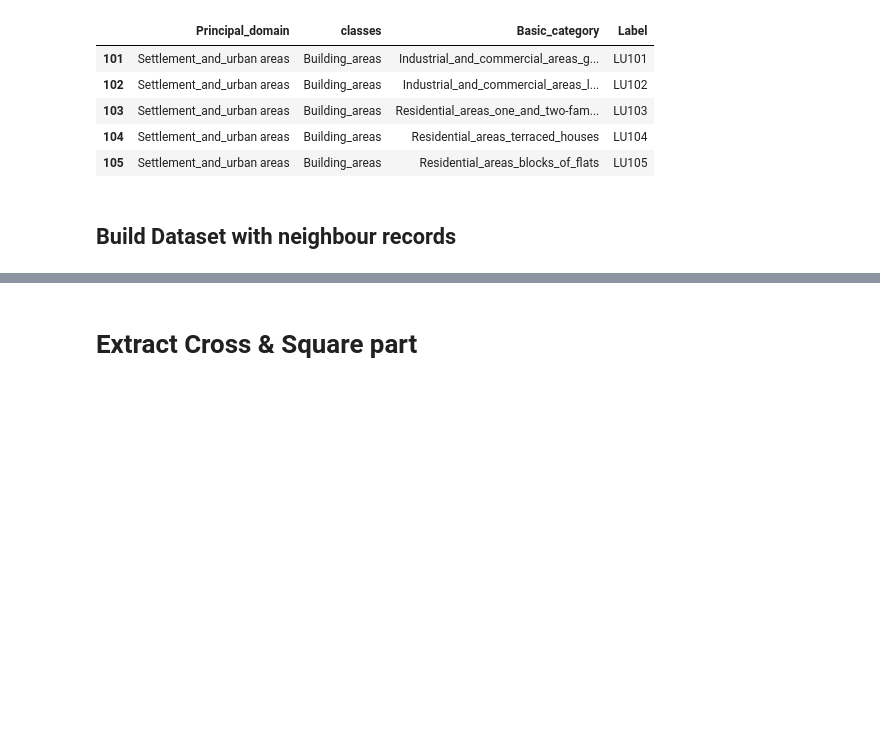
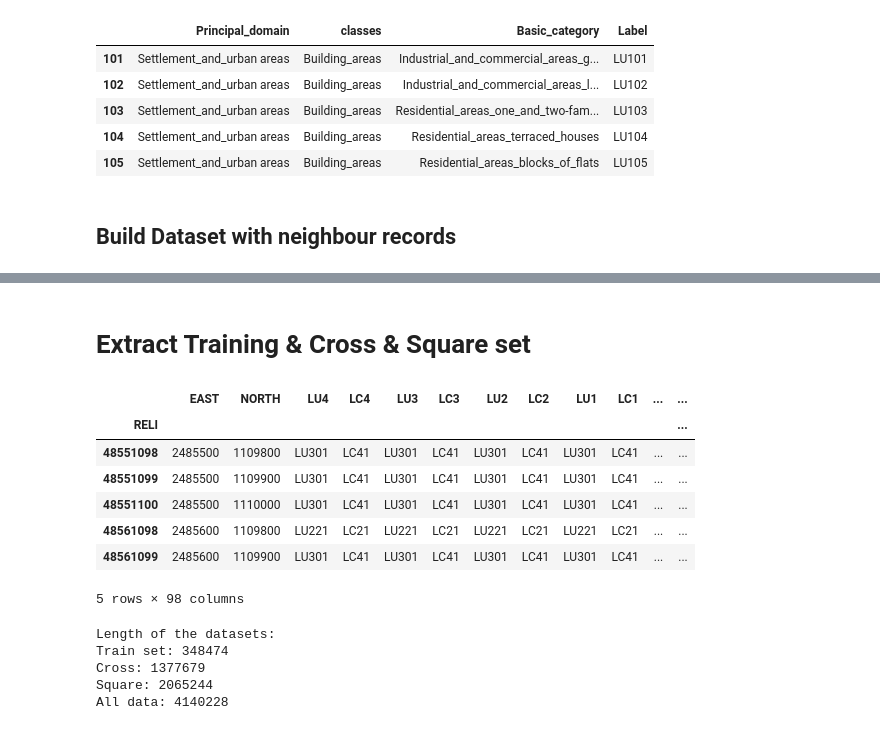
Before and after one commit to swiss-territorial-data-lab/proj-landstats, a Jupyter notebook: scripts/Data_preparation.ipynb, the cells around one changed output, grey strips where cells are left out. Drawn from its saved outputs; the diff is of its cells as text; code cells hidden in the pictures; blank space fills up the shorter version.

```diff
--- a/scripts/Data_preparation.ipynb
+++ b/scripts/Data_preparation.ipynb
@@ -26,8 +26,8 @@ Ratio: 25.27%
 # %% [markdown]
 ### Square
 # %%
-data_squre = pd.read_csv('../data/stdl_square.csv')
-data_squre.head(3)
+data_square = pd.read_csv('../data/stdl_square.csv')
+data_square.head(3)
 # %% [output]
 |  | RELI | EAST | NORTH | LU4 | LC4 | LU3 | LC3 | LU2 | LC2 | LU1 | LC1 | ... |
 | 0 | 74222228 | 2742200 | 1222800 | 242 | 21 | 242 | 21 | 242 | 21 | 242 | 21 | ... |
@@ -241,7 +249,44 @@ dataset.head()
 # save the dataset
 dataset.to_csv('../data/all_data_with_neighbour.csv')
 # %% [markdown]
-# Extract Cross & Square part
+# Extract Training & Cross & Square set
 # %%
-dataset = pd.
-index_cross = dat
+# load the full dataset
+dataset = pd.read_csv('../data/all_data_with_neighbour.csv', index_col=0)
+
+# extract the index of cross and square and take the intersection with dataset to
+# filter out the tiles without 8 neighbours
+index_trainset = data_cross.query('training == 1').RELI.values
+index_trainset = np.intersect1d(index_trainset, dataset.index.values)
+trainset_dataset = dataset.loc[index_trainset]
+trainset_dataset.to_csv('../data/trainset_with_neighbour.csv')
+
+index_cross = data_cross.RELI.values
+index_cross = np.intersect1d(index_cross, dataset.index.values)
+cross_dataset = dataset.loc[index_cross]
+cross_dataset.to_csv('../data/cross_with_neighbour.csv')
+
+index_square = data_square.RELI.values
+index_square = np.intersect1d(index_square, dataset.index.values)
+square_dataset = dataset.loc[index_square]
+square_dataset.to_csv('../data/square_with_neighbour.csv')
+# %%
+square_dataset.head()
+# %% [output]
+|  | EAST | NORTH | LU4 | LC4 | LU3 | LC3 | LU2 | LC2 | LU1 | LC1 | ... | ... |
+| RELI |  |  |  |  |  |  |  |  |  |  |  | ... |
+| 48551098 | 2485500 | 1109800 | LU301 | LC41 | LU301 | LC41 | LU301 | LC41 | LU301 | LC41 | ... | ... |
+| 48551099 | 2485500 | 1109900 | LU301 | LC41 | LU301 | LC41 | LU301 | LC41 | LU301 | LC41 | ... | ... |
+| 48551100 | 2485500 | 1110000 | LU301 | LC41 | LU301 | LC41 | LU301 | LC41 | LU301 | LC41 | ... | ... |
+| 48561098 | 2485600 | 1109800 | LU221 | LC21 | LU221 | LC21 | LU221 | LC21 | LU221 | LC21 | ... | ... |
+| 48561099 | 2485600 | 1109900 | LU301 | LC41 | LU301 | LC41 | LU301 | LC41 | LU301 | LC41 | ... | ... |
+5 rows × 98 columns
+# %%
+print('Length of the datasets: \nTrain set: %d \nCross: %d \nSquare: %d \nAll data: %d' % \
+      (len(trainset_dataset), len(cross_dataset), len(square_dataset), len(dataset)))
+# %% [output]
+Length of the datasets:
+Train set: 348474
+Cross: 1377679
+Square: 2065244
+All data: 4140228
```
Also changed, not shown: parts of 5 cells of this notebook.
